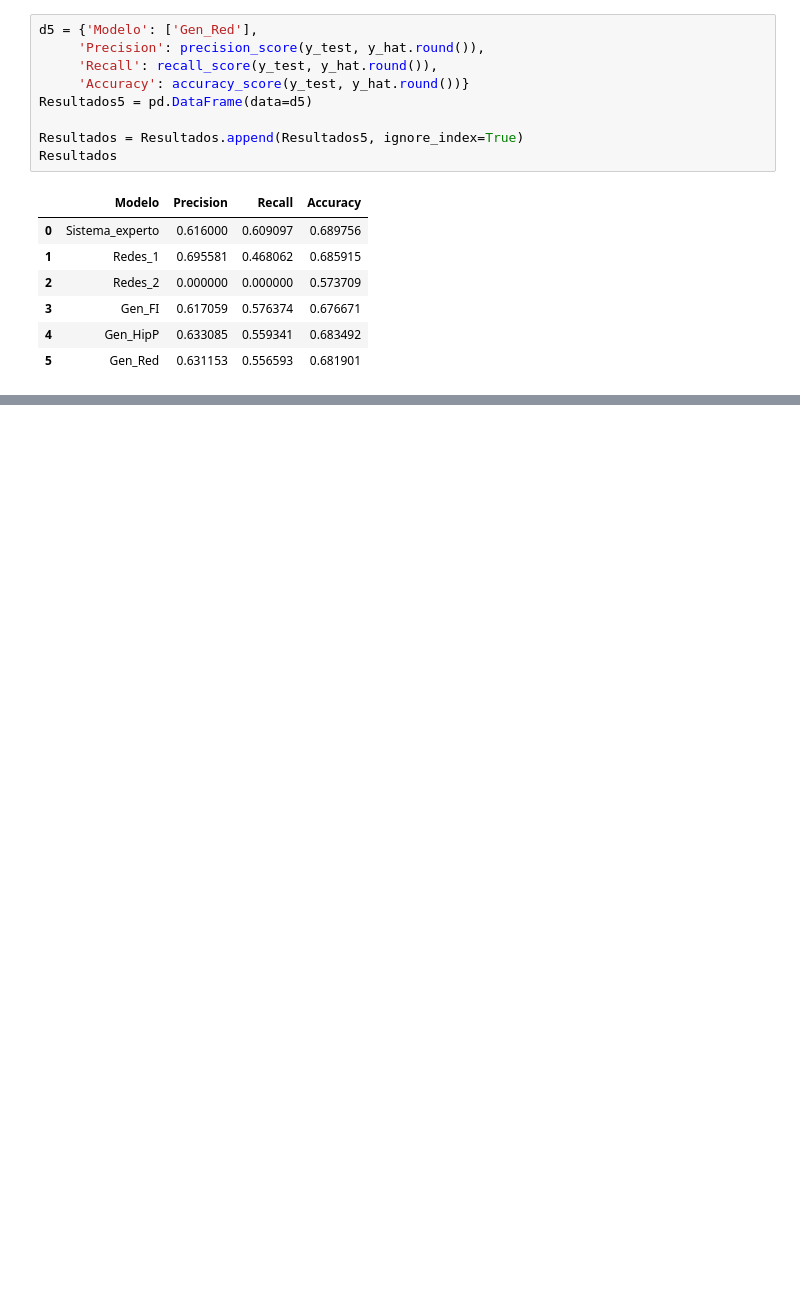
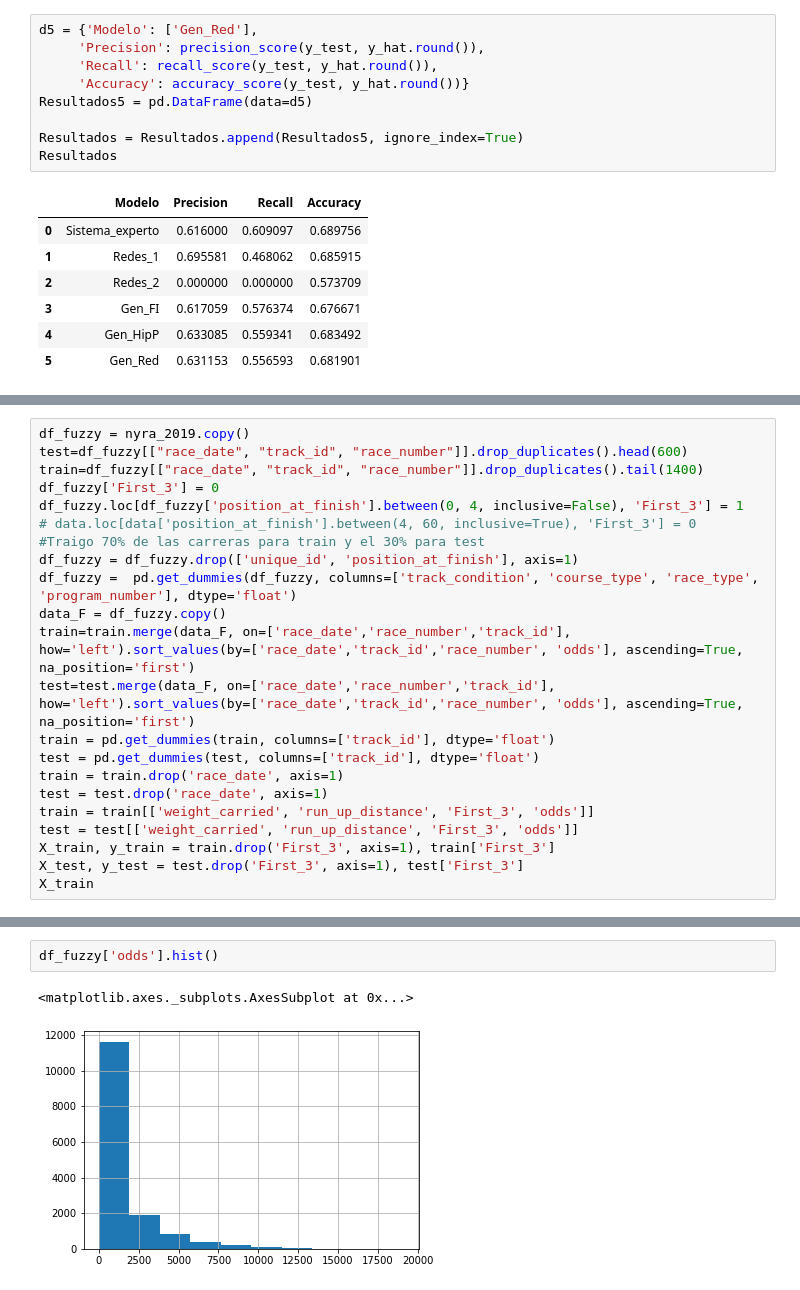
Before and after one commit to jsebastianquiroga/Big_Data-_Derby_2022_SI, a Jupyter notebook: Notebooks/sistemas_inteligentes.ipynb, the cells around one changed output, grey strips where cells are left out. Saved outputs shown, nothing was run; the diff lists cells and outputs as text; blank space fills up the shorter version.

```diff
--- a/Notebooks/sistemas_inteligentes.ipynb
+++ b/Notebooks/sistemas_inteligentes.ipynb
@@ -1113,0 +1483,22 @@ Resultados
+# %%
+df_fuzzy = nyra_2019.copy()
+test=df_fuzzy[["race_date", "track_id", "race_number"]].drop_duplicates().head(600)
+train=df_fuzzy[["race_date", "track_id", "race_number"]].drop_duplicates().tail(1400)
+df_fuzzy['First_3'] = 0
+df_fuzzy.loc[df_fuzzy['position_at_finish'].between(0, 4, inclusive=False), 'First_3'] = 1
+# data.loc[data['position_at_finish'].between(4, 60, inclusive=True), 'First_3'] = 0
+#Traigo 70% de las carreras para train y el 30% para test
+df_fuzzy = df_fuzzy.drop(['unique_id', 'position_at_finish'], axis=1)
+df_fuzzy =  pd.get_dummies(df_fuzzy, columns=['track_condition', 'course_type', 'race_type', 'program_number'], dtype='float')
+data_F = df_fuzzy.copy()
+train=train.merge(data_F, on=['race_date','race_number','track_id'], how='left').sort_values(by=['race_date','track_id','race_number', 'odds'], ascending=True, na_position='first')
+test=test.merge(data_F, on=['race_date','race_number','track_id'], how='left').sort_values(by=['race_date','track_id','race_number', 'odds'], ascending=True, na_position='first')
+train = pd.get_dummies(train, columns=['track_id'], dtype='float')
+test = pd.get_dummies(test, columns=['track_id'], dtype='float')
+train = train.drop('race_date', axis=1)
+test = test.drop('race_date', axis=1)
+train = train[['weight_carried', 'run_up_distance', 'First_3', 'odds']]
+test = test[['weight_carried', 'run_up_distance', 'First_3', 'odds']]
+X_train, y_train = train.drop('First_3', axis=1), train['First_3']
+X_test, y_test = test.drop('First_3', axis=1), test['First_3']
+X_train
@@ -1113,0 +1519,5 @@ Resultados
+# %%
+df_fuzzy['odds'].hist()
+# %% [output]
+<matplotlib.axes._subplots.AxesSubplot at 0x...>
+[figure, added]
```
Also changed, not shown: parts of 51 cells of this notebook.
